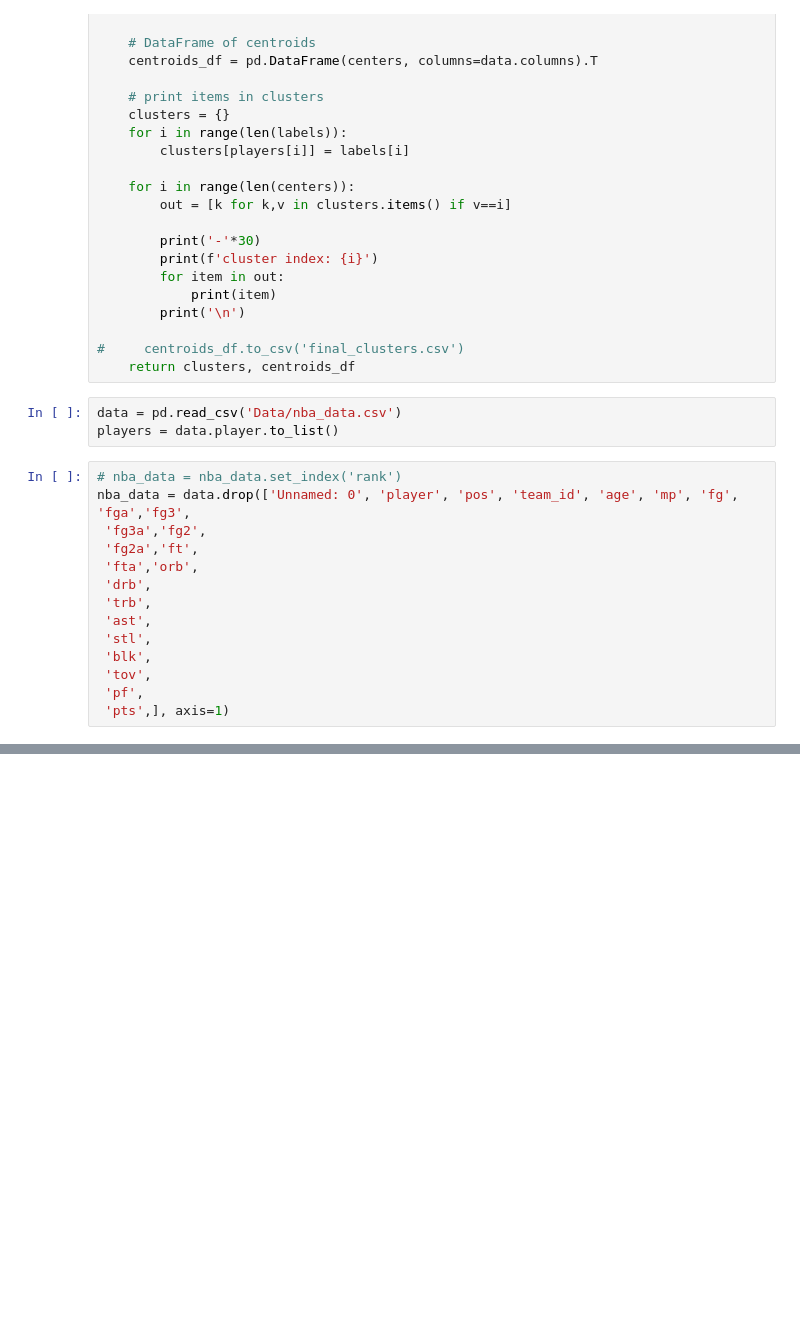
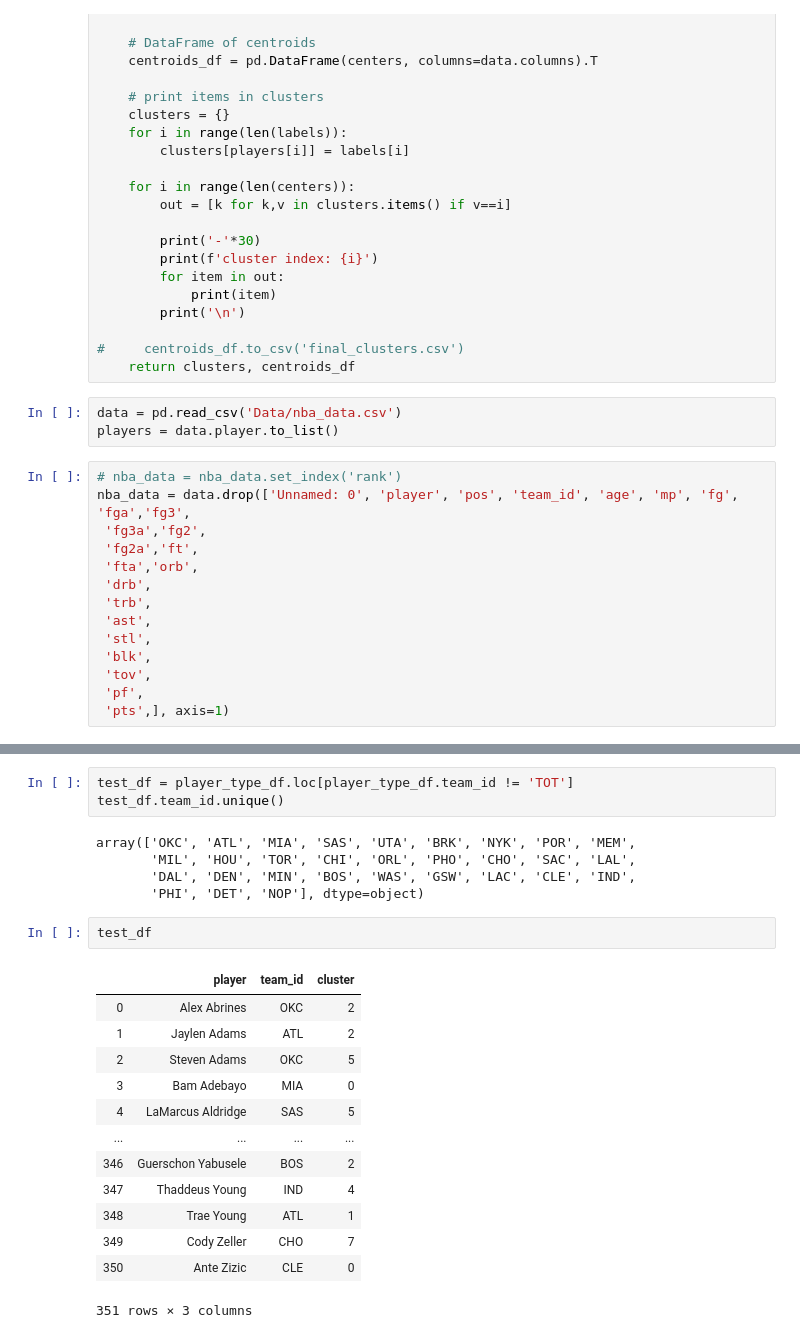
Before and after one commit to phamkdaniel/NBA-Player-Data, a Jupyter notebook: K-Means_final.ipynb, the cells around one changed output, grey strips where cells are left out. Drawn from its saved outputs; the diff is of its cells as text; blank space fills up the shorter version.

```diff
--- a/K-Means_final.ipynb
+++ b/K-Means_final.ipynb
@@ -166,0 +200,24 @@ player_type_df.sort_values(by='team_id')
+# %%
+test_df = player_type_df.loc[player_type_df.team_id != 'TOT']
+test_df.team_id.unique()
+# %% [output]
+array(['OKC', 'ATL', 'MIA', 'SAS', 'UTA', 'BRK', 'NYK', 'POR', 'MEM',
+       'MIL', 'HOU', 'TOR', 'CHI', 'ORL', 'PHO', 'CHO', 'SAC', 'LAL',
+       'DAL', 'DEN', 'MIN', 'BOS', 'WAS', 'GSW', 'LAC', 'CLE', 'IND',
+       'PHI', 'DET', 'NOP'], dtype=object)
+# %%
+test_df
+# %% [output]
+|  | player | team_id | cluster |
+| 0 | Alex Abrines | OKC | 2 |
+| 1 | Jaylen Adams | ATL | 2 |
+| 2 | Steven Adams | OKC | 5 |
+| 3 | Bam Adebayo | MIA | 0 |
+| 4 | LaMarcus Aldridge | SAS | 5 |
+| ... | ... | ... | ... |
+| 346 | Guerschon Yabusele | BOS | 2 |
+| 347 | Thaddeus Young | IND | 4 |
+| 348 | Trae Young | ATL | 1 |
+| 349 | Cody Zeller | CHO | 7 |
+| 350 | Ante Zizic | CLE | 0 |
+351 rows × 3 columns
```
Also changed, not shown: parts of 12 cells of this notebook.
